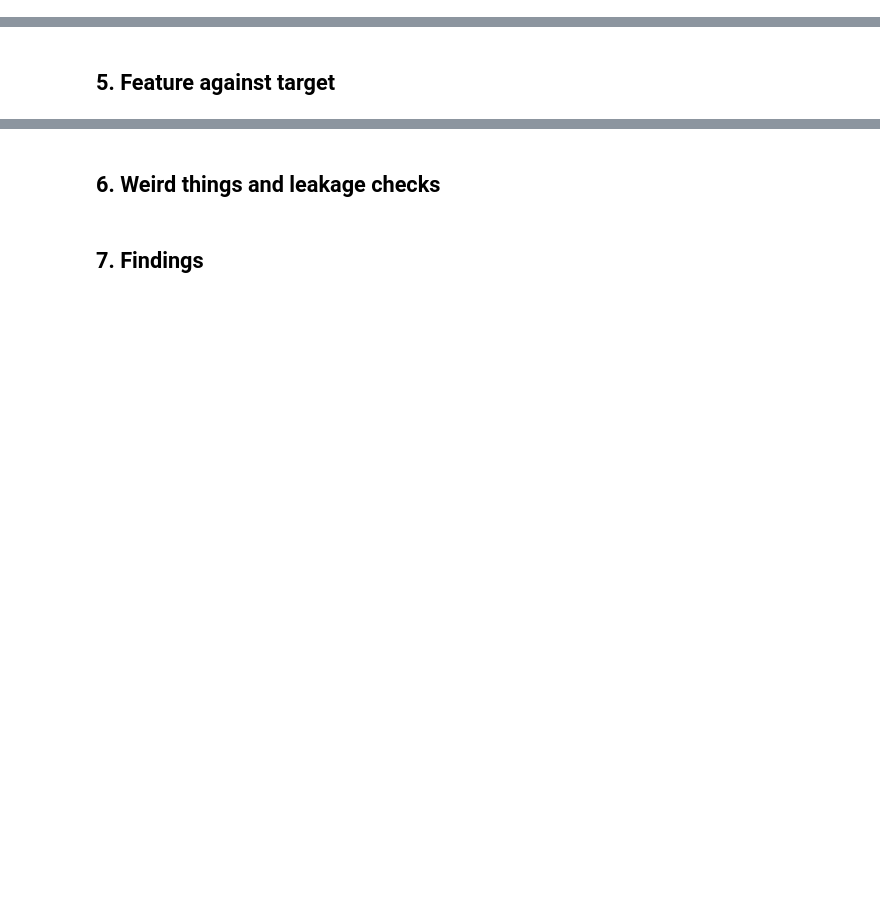
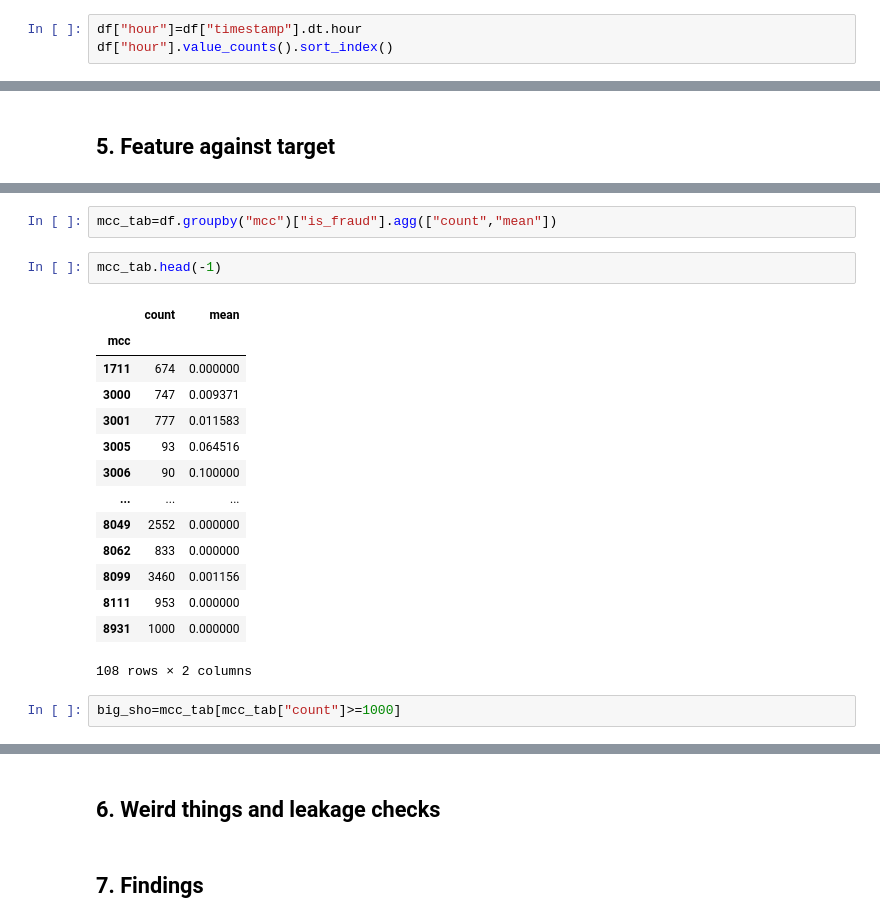
Before and after one commit to Ankush-Manhas840/fraud-detection-realtime, a Jupyter notebook: notebooks/01b_eda_ibm.ipynb, the cells around one changed output, grey strips where cells are left out. Drawn from its saved outputs; the diff is of its cells as text; blank space fills up the shorter version.

```diff
--- a/notebooks/01b_eda_ibm.ipynb
+++ b/notebooks/01b_eda_ibm.ipynb
@@ -191,3 +191,6 @@ df.loc[4099:4099+6]
 | 4105 | 0 | 0 | 2015 | 11 | 16 | 13:44 | 44.57 | Online Transaction | 1913477460590765860 | ONLINE | ... |
 # %% [markdown]
 ## 4. One column at a time
+# %%
+df["hour"]=df["timestamp"].dt.hour
+df["hour"].value_counts().sort_index()
@@ -195,0 +330,21 @@ df.loc[4099:4099+6]
+# %%
+mcc_tab=df.groupby("mcc")["is_fraud"].agg(["count","mean"])
+# %%
+mcc_tab.head(-1)
+# %% [output]
+|  | count | mean |
+| mcc |  |  |
+| 1711 | 674 | 0.000000 |
+| 3000 | 747 | 0.009371 |
+| 3001 | 777 | 0.011583 |
+| 3005 | 93 | 0.064516 |
+| 3006 | 90 | 0.100000 |
+| ... | ... | ... |
+| 8049 | 2552 | 0.000000 |
+| 8062 | 833 | 0.000000 |
+| 8099 | 3460 | 0.001156 |
+| 8111 | 953 | 0.000000 |
+| 8931 | 1000 | 0.000000 |
+108 rows × 2 columns
+# %%
+big_sho=mcc_tab[mcc_tab["count"]>=1000]
```
Also changed, not shown: parts of 24 cells of this notebook, 2 other files.
